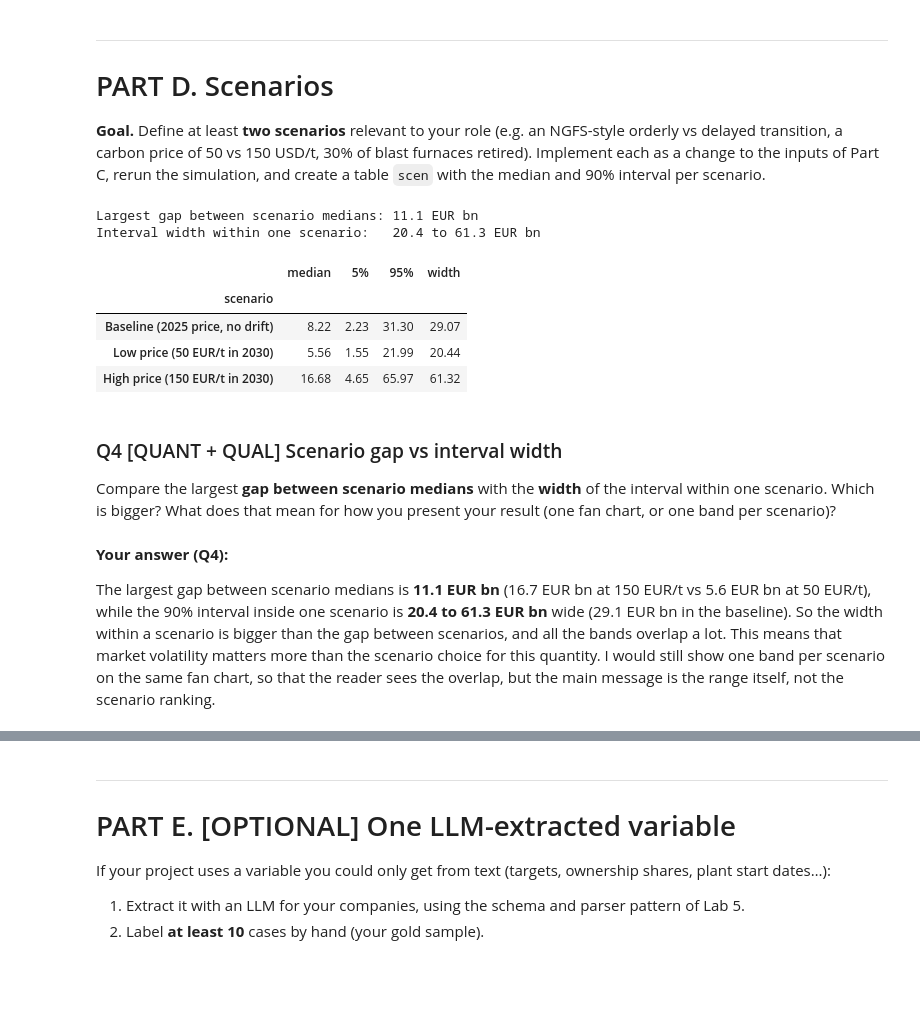
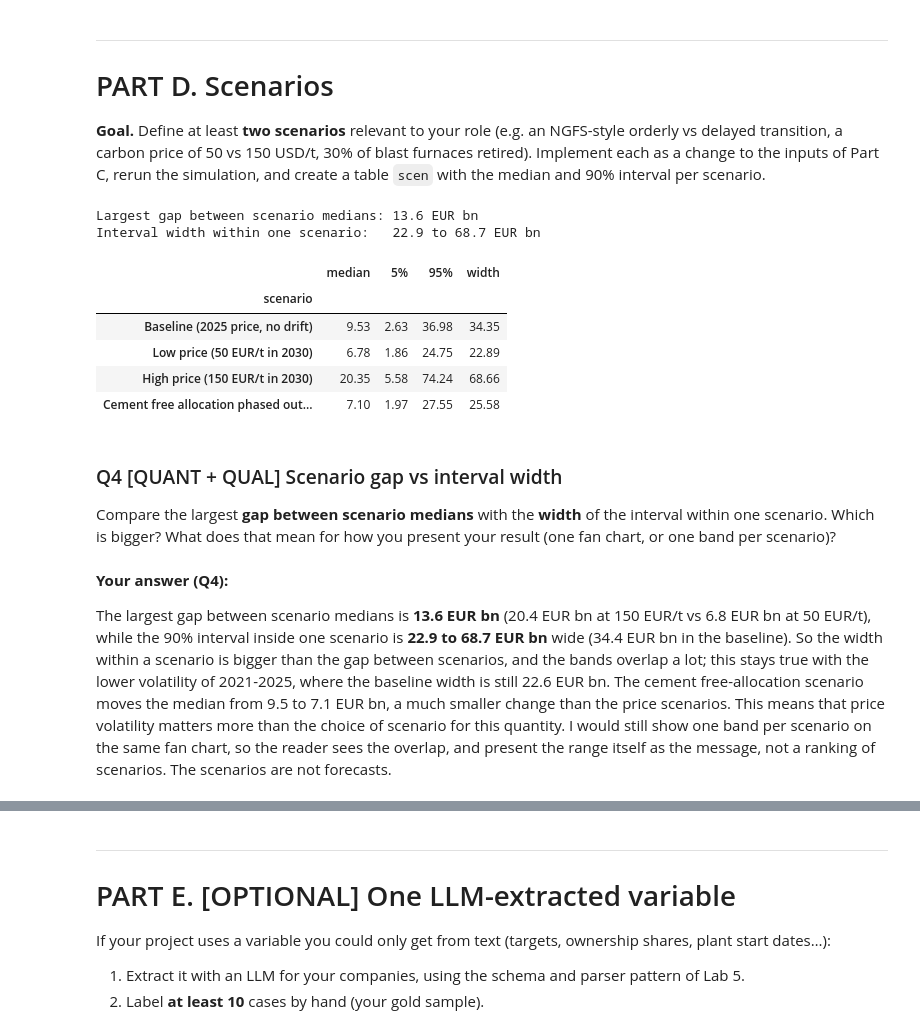
Before and after one commit to Coachbet/aidams-lab5-moulet-labergere-magret_delord-bettelli, a Jupyter notebook: labs/lab5.ipynb, the cells around one changed output, grey strips where cells are left out. Cells and saved outputs as stored; diff of their text form; code cells hidden in the pictures; blank space fills up the shorter version.

```diff
--- a/labs/lab5.ipynb
+++ b/labs/lab5.ipynb
@@ -75,18 +93,24 @@ else:
     }).dropna()
     price = daily[daily["year"] <= 2025].groupby("year")["price"].mean()   # 2026 is not complete yet
 
-    # EU ETS verified emissions by sector (EEA, EU Transaction Log), MtCO2
+    # EU ETS verified emissions by sector (EEA, EU Transaction Log), MtCO2, kept separate per sector
     ets = pd.read_csv("data/eu-ets-sector-emissions.csv")
     ets = ets[ets["sector"].isin(["10 Aviation", "29 Production of cement clinker"])]
-    emissions = ets.groupby("year")["emissions_mt"].sum(min_count=2)    # both sectors (aviation only from 2012)
+    em = (ets.pivot(index="year", columns="sector", values="emissions_mt")
+             .rename(columns={"10 Aviation": "aviation_mt", "29 Production of cement clinker": "cement_mt"}))
 
-    inputs = pd.concat({"emissions_mt": emissions, "price_eur": price}, axis=1).dropna()
+    # We start in 2013. The 2012 aviation figure (84 Mt, against 53 Mt in 2013) most likely reflects a
+    # different scope (the ETS was limited to intra-EEA flights from 2013): to be checked at the source.
+    em = em[em.index >= 2013].dropna()
+    em["emissions_mt"] = em["aviation_mt"] + em["cement_mt"]
+
+    inputs = pd.concat([em, price.rename("price_eur")], axis=1).dropna()
     inputs.index = inputs.index.astype(int)
     series = pd.DataFrame({
         "year": inputs.index,
         "value": (inputs["emissions_mt"] * inputs["price_eur"] / 1000).to_numpy(),  # Mt x EUR/t = EUR m -> EUR bn
     })
-    NAME, UNIT = "EU ETS carbon cost, aviation + cement", "EUR bn"
+    NAME, UNIT = "EU ETS gross carbon cost, aviation + cement", "EUR bn"
 series.tail()
 # %% [output]
 |  | year | value |
@@ -317,0 +355,14 @@ Price 2030 ~ Lognormal(median 73.5 EUR/t, sigma 0.79)  (annual sigma 0.35)
+# %%
+
+# Robustness of the price volatility, the assumption that drives the range: three estimation windows.
+rng_r = np.random.default_rng(SEED + 1)           # separate generator, does not change the other draws
+log_chg = np.diff(np.log(inputs["price_eur"]))
+windows = {"2013-2025 (all years)": log_chg, "2018-2025 (used above)": log_chg[-7:], "2021-2025 (post-2021)": log_chg[-4:]}
+rows = []
+for label, chg in windows.items():
+    s = chg.std(ddof=1)
+    p = p_2025 * np.exp(rng_r.normal(0, s * np.sqrt(H_C), N))
+    lo, med, hi = np.percentile(compute_quantity(aviation_2030, cement_2030, p), [5, 50, 95])
+    rows.append({"window": label, "n changes": len(chg), "annual sigma": s, "median": med, "5%": lo, "95%": hi})
+vol_check = pd.DataFrame(rows).set_index("window")
+vol_check
@@ -333,35 +390,44 @@ Price 2030 ~ Lognormal(median 73.5 EUR/t, sigma 0.79)  (annual sigma 0.35)
 
 **Goal.** Define at least **two scenarios** relevant to your role (e.g. an NGFS-style orderly vs delayed transition, a carbon price of 50 vs 150 USD/t, 30% of blast furnaces retired). Implement each as a change to the inputs of Part C, rerun the simulation, and create a table `scen` with the median and 90% interval per scenario.
 # %%
-# Scenarios change the price input of Part C; emissions draws and price volatility stay the same.
-#  - Baseline: the Part C draws (2025 price, no drift)
+# Scenarios change the inputs of Part C; emissions draws and price volatility stay the same.
+#  - Baseline: the Part C draws (2025 price, no drift), gross cost
 #  - Low price: 50 EUR/t in 2030, weak policy (supply is not tightened further)
 #  - High price: 150 EUR/t in 2030, fast transition (the 50 vs 150 example of the lab, in EUR)
+#  - Cement free allocation phased out: baseline price, but cement only pays for part of its emissions.
+#    Assumption: cement is covered by free allocation today for ALL its emissions (an upper bound on free
+#    allocation) and that coverage falls with the CBAM factor, 97.5% in 2026 to 51.5% in 2030, so it pays
+#    48.5% of its emissions in 2030. Aviation pays 100% (free allocation ended in 2026). The gross baseline is the
+#    other bound (nothing free). Installation-level free allocation (EU Transaction Log) would replace both bounds.
+CEMENT_PAID_2030 = 1 - 0.515
 z = rng.normal(0, sigma_year * np.sqrt(H_C), N)
 scenario_draws = {
     "Baseline (2025 price, no drift)": draws,
-    "Low price (50 EUR/t in 2030)": compute_quantity(emissions_2030, 50 * np.exp(z)),
-    "High price (150 EUR/t in 2030)": compute_quantity(emissions_2030, 150 * np.exp(z)),
+    "Low price (50 EUR/t in 2030)": compute_quantity(aviation_2030, cement_2030, 50 * np.exp(z)),
+    "High price (150 EUR/t in 2030)": compute_quantity(aviation_2030, cement_2030, 150 * np.exp(z)),
+    "Cement free allocation phased out (CBAM schedule)": compute_quantity(
+        aviation_2030, cement_2030, price_2030, cement_paid_share=CEMENT_PAID_2030),
 }
 
 rows = []
 for name, d in scenario_draws.items():
     lo, med, hi = np.percentile(d, [5, 50, 95])
     rows.append({"scenario": name, "median": med, "5%": lo, "95%": hi, "width": hi - lo})
 scen = pd.DataFrame(rows).set_index("scenario")
 
 gap = scen["median"].max() - scen["median"].min()
 print(f"Largest gap between scenario medians: {gap:,.1f} {UNIT}")
 print(f"Interval width within one scenario:   {scen['width'].min():,.1f} to {scen['width'].max():,.1f} {UNIT}")
 scen
 # %% [output]
-Largest gap between scenario medians: 11.1 EUR bn
-Interval width within one scenario:   20.4 to 61.3 EUR bn
+Largest gap between scenario medians: 13.6 EUR bn
+Interval width within one scenario:   22.9 to 68.7 EUR bn
 |  | median | 5% | 95% | width |
 | scenario |  |  |  |  |
-| Baseline (2025 price, no drift) | 8.22 | 2.23 | 31.30 | 29.07 |
-| Low price (50 EUR/t in 2030) | 5.56 | 1.55 | 21.99 | 20.44 |
-| High price (150 EUR/t in 2030) | 16.68 | 4.65 | 65.97 | 61.32 |
+| Baseline (2025 price, no drift) | 9.53 | 2.63 | 36.98 | 34.35 |
+| Low price (50 EUR/t in 2030) | 6.78 | 1.86 | 24.75 | 22.89 |
+| High price (150 EUR/t in 2030) | 20.35 | 5.58 | 74.24 | 68.66 |
+| Cement free allocation phased out... | 7.10 | 1.97 | 27.55 | 25.58 |
 # %% [markdown]
 ### Q4 [QUANT + QUAL] Scenario gap vs interval width
 
@@ -369,4 +435,4 @@ Compare the largest **gap between scenario medians** with the **width** of the i
 # %% [markdown]
 **Your answer (Q4):**
 
-The largest gap between scenario medians is **11.1 EUR bn** (16.7 EUR bn at 150 EUR/t vs 5.6 EUR bn at 50 EUR/t), while the 90% interval inside one scenario is **20.4 to 61.3 EUR bn** wide (29.1 EUR bn in the baseline). So the width within a scenario is bigger than the gap between scenarios, and all the bands overlap a lot. This means that market volatility matters more than the scenario choice for this quantity. I would still show one band per scenario on the same fan chart, so that the reader sees the overlap, but the main message is the range itself, not the scenario ranking.
+The largest gap between scenario medians is **13.6 EUR bn** (20.4 EUR bn at 150 EUR/t vs 6.8 EUR bn at 50 EUR/t), while the 90% interval inside one scenario is **22.9 to 68.7 EUR bn** wide (34.4 EUR bn in the baseline). So the width within a scenario is bigger than the gap between scenarios, and the bands overlap a lot; this stays true with the lower volatility of 2021-2025, where the baseline width is still 22.6 EUR bn. The cement free-allocation scenario moves the median from 9.5 to 7.1 EUR bn, a much smaller change than the price scenarios. This means that price volatility matters more than the choice of scenario for this quantity. I would still show one band per scenario on the same fan chart, so the reader sees the overlap, and present the range itself as the message, not a ranking of scenarios. The scenarios are not forecasts.
```
Also changed, not shown: parts of 14 cells of this notebook, 2 other files.
